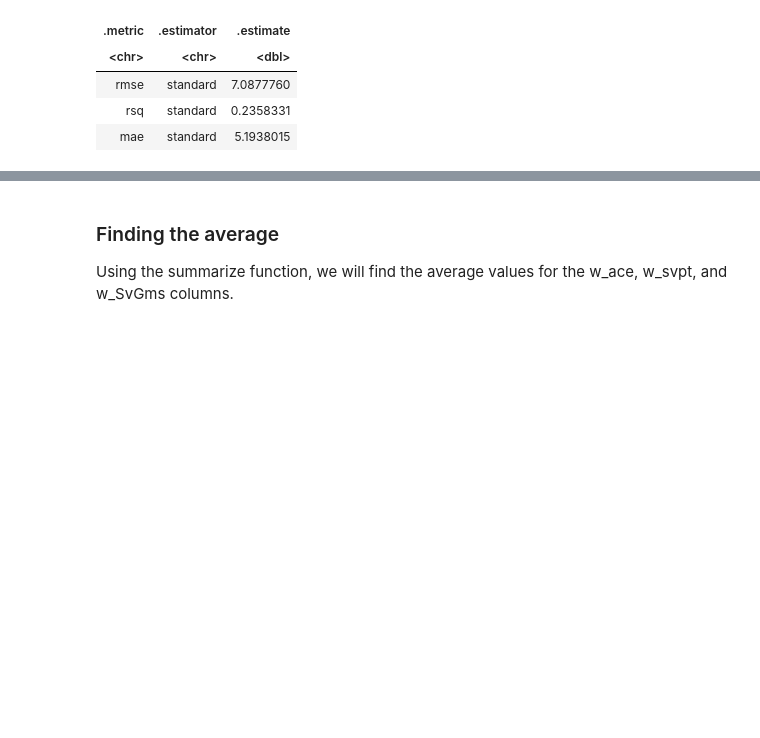
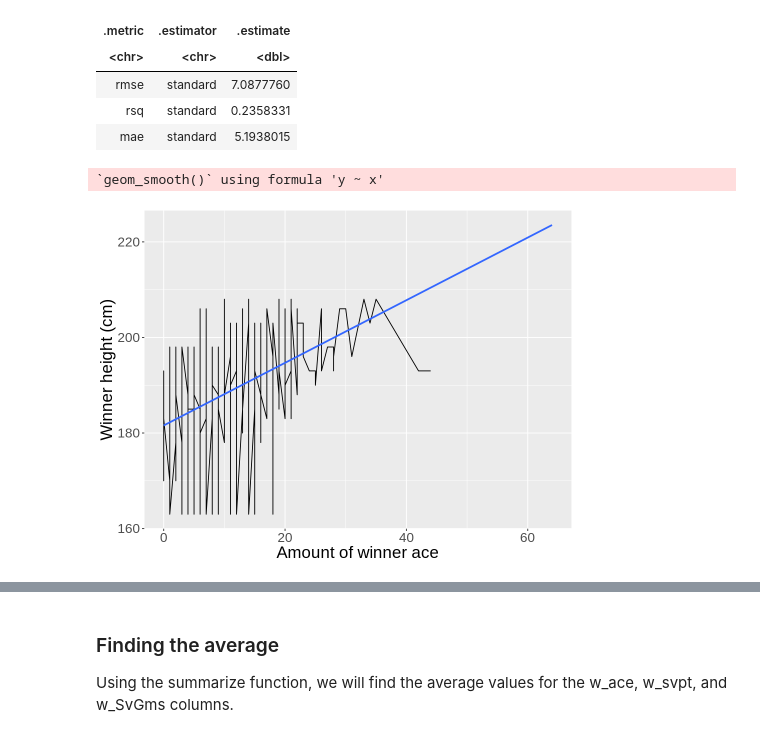
Before and after one commit to Tom0809/Group-Project, a Jupyter notebook: Group Project.ipynb, the cells around one changed output, grey strips where cells are left out. Cells and saved outputs as stored; diff of their text form; code cells hidden in the pictures; blank space fills up the shorter version.

```diff
--- a/Group Project.ipynb
+++ b/Group Project.ipynb
@@ -358,3 +361,16 @@ A tibble: 3 × 3
 | rmse | standard | 7.0877760 |
 | rsq | standard | 0.2358331 |
 | mae | standard | 5.1938015 |
+# %%
+#both of them are linear regression fit on test data
+ lm_predictions_test <- tennis_test |>
+     ggplot(aes(x = w_ace, y = winner_ht)) +
+         geom_line(aes(x=w_ace, y = winner_ht)) +
+         geom_smooth(data=tennis_train,aes(x = w_ace, y = winner_ht),method = "lm", se = FALSE) +
+         xlab("Amount of winner ace") +
+         ylab("Winner height (cm)") +
+        theme(text = element_text(size = 20))
+lm_predictions_test
+# %% [output]
+`geom_smooth()` using formula 'y ~ x'
+[figure, added]
```
Also changed, not shown: parts of 6 cells of this notebook.
